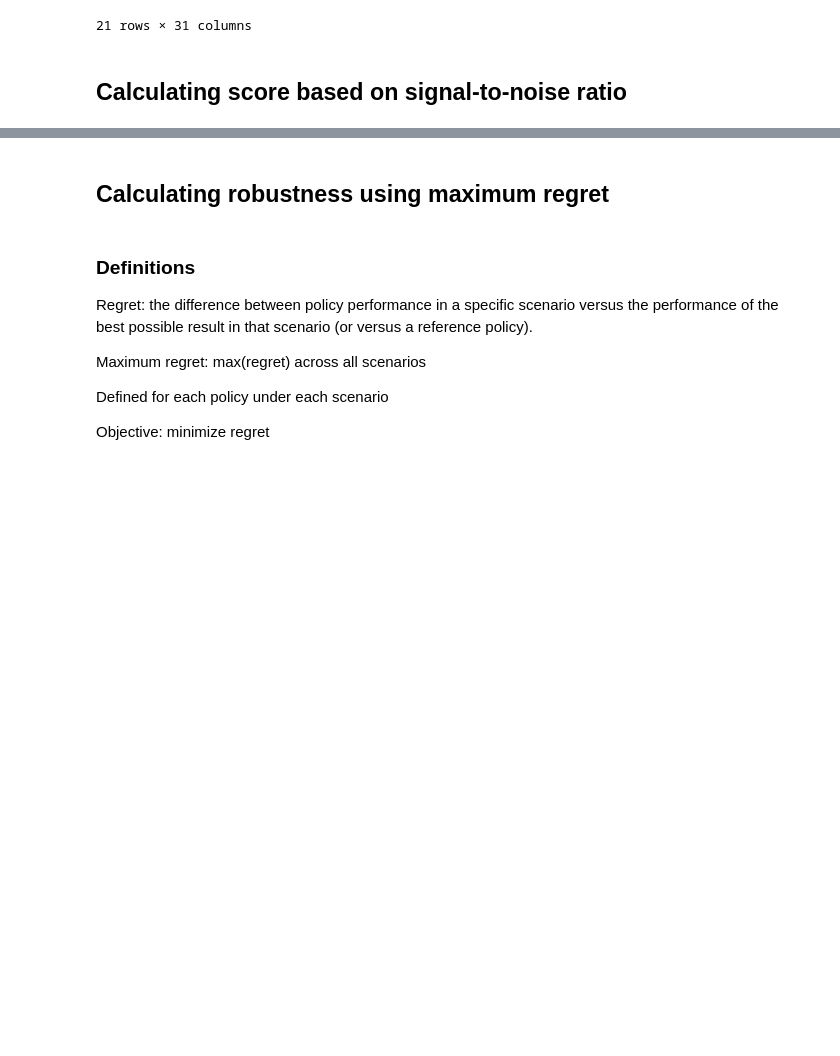
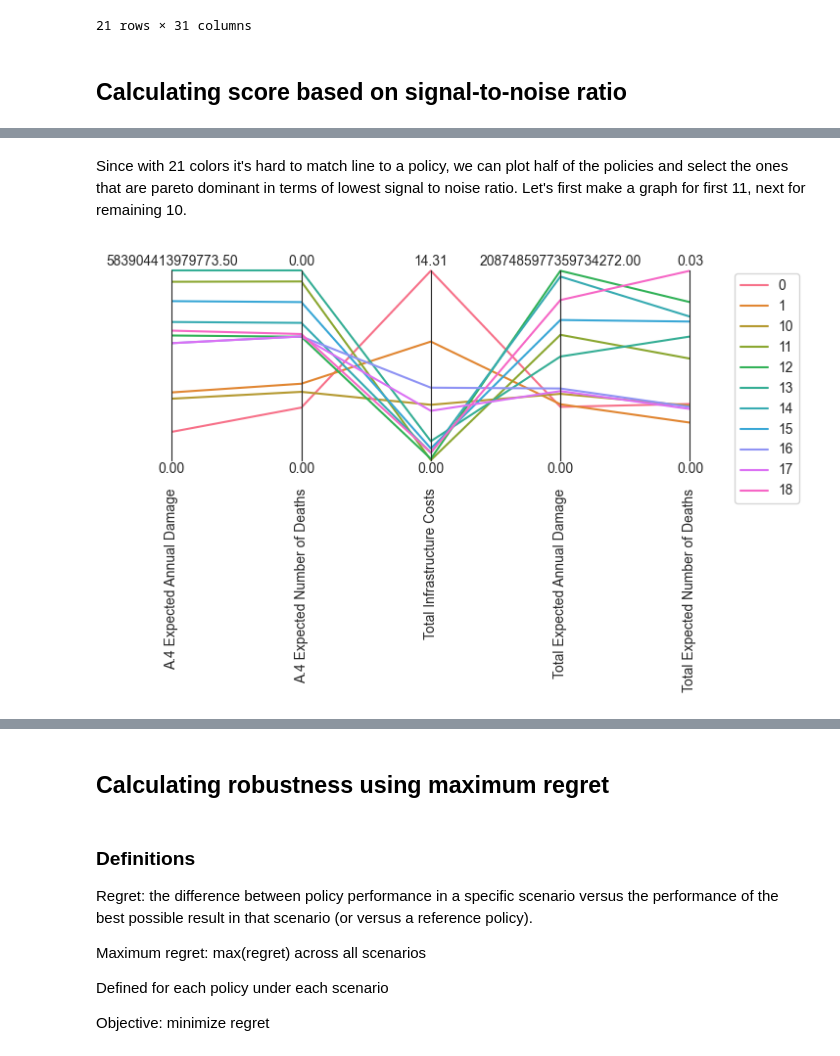
Before and after one commit to ghsher/epa1361_group15, a Jupyter notebook: final assignment/Robustness_DS.ipynb, the cells around one changed output, grey strips where cells are left out. Drawn from its saved outputs; the diff is of its cells as text; code cells hidden in the pictures; blank space fills up the shorter version.

```diff
--- a/final assignment/Robustness_DS.ipynb
+++ b/final assignment/Robustness_DS.ipynb
@@ -120,0 +121,19 @@ plt.show()
+# %% [markdown]
+Since with 21 colors it's hard to match line to a policy, we can plot half of the policies and select the ones that are pareto dominant in terms of lowest signal to noise ratio. Let's first make a graph for first 11, next for remaining 10.
+# %%
+data = scores.head(11)
+limits = parcoords.get_limits(data)
+limits.loc[0, ['A.4 Expected Annual Damage', 'A.4 Expected Number of Deaths', 'Total Infrastructure Costs',
+               'Total Expected Annual Damage', 'Total Expected Number of Deaths']] = 0
+
+# sns.color_palette() has 10 colors.
+colors = sns.color_palette("husl", 11)
+paraxes = parcoords.ParallelAxes(limits, fontsize=10)
+
+for i, (index, row) in enumerate(data.iterrows()):
+    paraxes.plot(row.to_frame().T, label=str(index), color=colors[i])
+paraxes.legend()
+
+plt.show()
+# %% [output]
+[figure, added]
```
Also changed, not shown: parts of 17 cells of this notebook, 1 other file.
